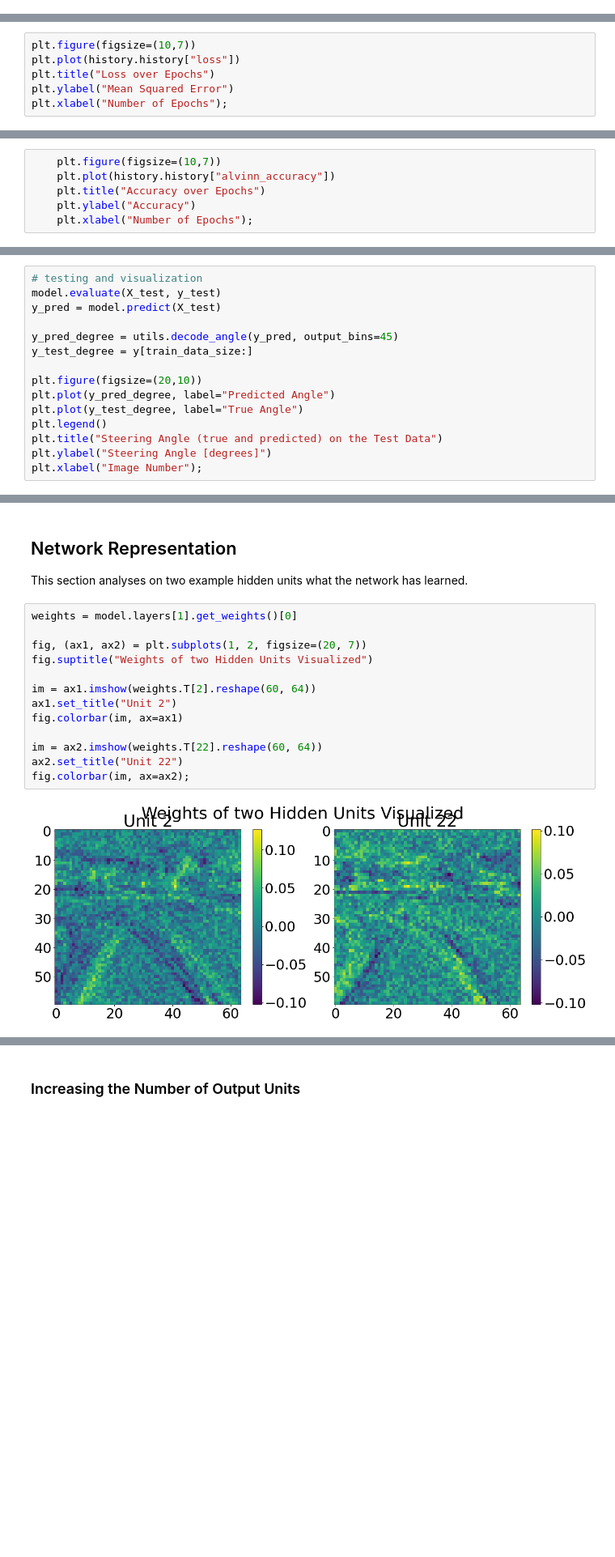
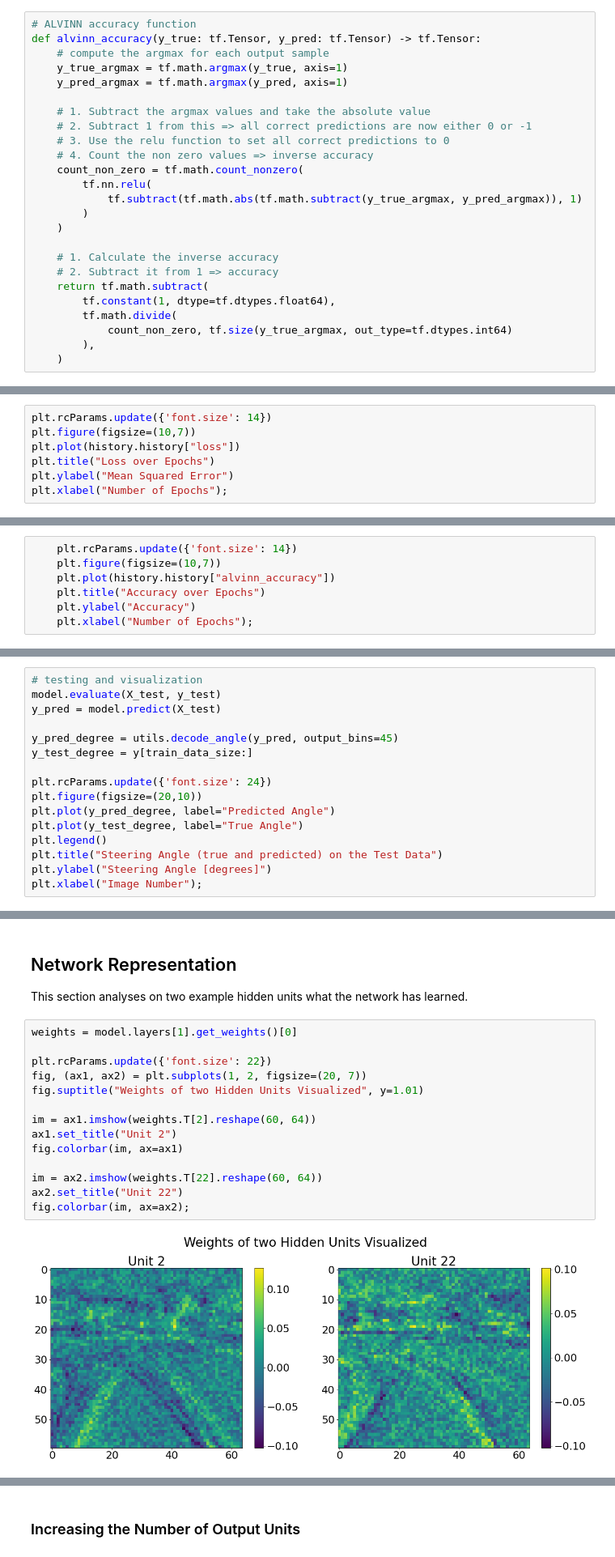
Before and after one commit to fabian-hk/Imitation-Learning, a Jupyter notebook: AVLINN.ipynb, the cells around one changed output, grey strips where cells are left out. Shown at 81% size. Saved outputs shown, nothing was run; the diff lists cells and outputs as text; blank space fills up the shorter version.

Commit message:
improved graphs; shorten GIF visualizations

```diff
--- a/AVLINN.ipynb
+++ b/AVLINN.ipynb
@@ -188 +184,26 @@ def alvinn_accuracy(y_true, y_pred):
+# %%
+# ALVINN accuracy function
+def alvinn_accuracy(y_true: tf.Tensor, y_pred: tf.Tensor) -> tf.Tensor:
+    # compute the argmax for each output sample
+    y_true_argmax = tf.math.argmax(y_true, axis=1)
+    y_pred_argmax = tf.math.argmax(y_pred, axis=1)
+
+    # 1. Subtract the argmax values and take the absolute value
+    # 2. Subtract 1 from this => all correct predictions are now either 0 or -1
+    # 3. Use the relu function to set all correct predictions to 0
+    # 4. Count the non zero values => inverse accuracy
+    count_non_zero = tf.math.count_nonzero(
+        tf.nn.relu(
+            tf.subtract(tf.math.abs(tf.math.subtract(y_true_argmax, y_pred_argmax)), 1)
+        )
+    )
+
+    # 1. Calculate the inverse accuracy
+    # 2. Subtract it from 1 => accuracy
+    return tf.math.subtract(
+        tf.constant(1, dtype=tf.dtypes.float64),
+        tf.math.divide(
+            count_non_zero, tf.size(y_true_argmax, out_type=tf.dtypes.int64)
+        ),
+    )
 # %%
@@ -236,4 +242,5 @@ Epoch 100/100
 # %%
+plt.rcParams.update({'font.size': 14})
 plt.figure(figsize=(10,7))
 plt.plot(history.history["loss"])
 plt.title("Loss over Epochs")
@@ -244,4 +251,5 @@ plt.xlabel("Number of Epochs");
 # %%
+    plt.rcParams.update({'font.size': 14})
     plt.figure(figsize=(10,7))
     plt.plot(history.history["alvinn_accuracy"])
     plt.title("Accuracy over Epochs")
@@ -259,6 +267,7 @@ y_pred = model.predict(X_test)
 y_pred_degree = utils.decode_angle(y_pred, output_bins=45)
 y_test_degree = y[train_data_size:]
 
+plt.rcParams.update({'font.size': 24})
 plt.figure(figsize=(20,10))
 plt.plot(y_pred_degree, label="Predicted Angle")
 plt.plot(y_test_degree, label="True Angle")
@@ -285,18 +291,19 @@ This section analyses on two example hidden units what the network has learned.
 # %%
 weights = model.layers[1].get_weights()[0]
 
+plt.rcParams.update({'font.size': 22})
 fig, (ax1, ax2) = plt.subplots(1, 2, figsize=(20, 7))
-fig.suptitle("Weights of two Hidden Units Visualized")
+fig.suptitle("Weights of two Hidden Units Visualized", y=1.01)
 
 im = ax1.imshow(weights.T[2].reshape(60, 64))
 ax1.set_title("Unit 2")
 fig.colorbar(im, ax=ax1)
 
 im = ax2.imshow(weights.T[22].reshape(60, 64))
 ax2.set_title("Unit 22")
 fig.colorbar(im, ax=ax2);
 # %% [output]
-[figure, old version]
+[figure, new version]
 # %% [markdown]
 The images above show the weights from two hidden units. As it can be seen in the images the hidden units filter for the road marking.
 
```
Also changed, not shown: parts of 21 cells of this notebook, 4 other files.
